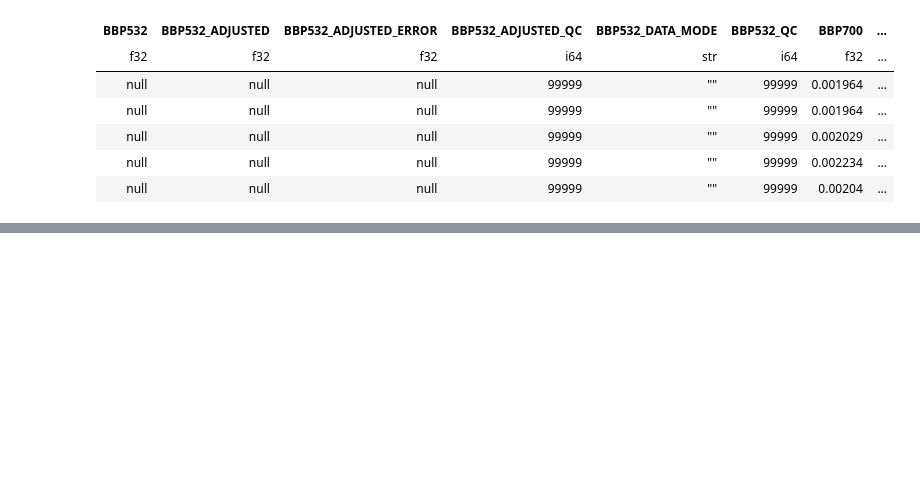
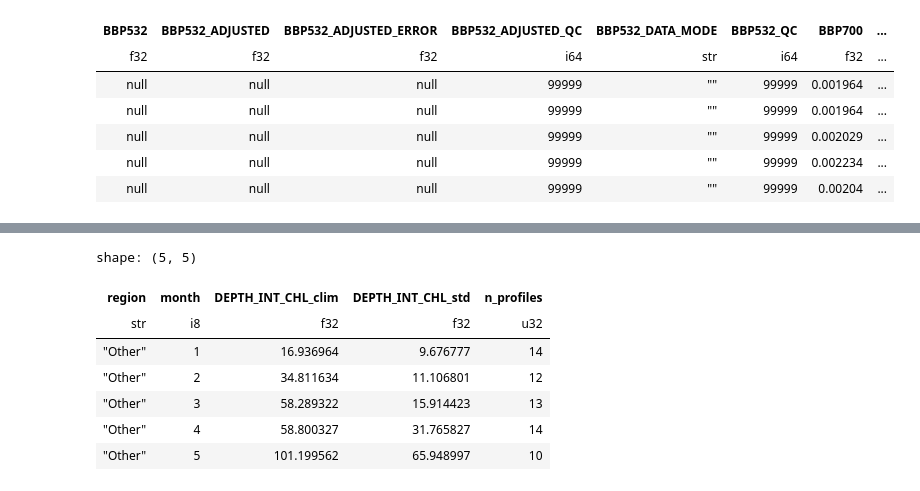
Before and after one commit to ROYVNZ/Mas, a Jupyter notebook: scripts/Argo_Physical_Analysis.ipynb, the cells around one changed output, grey strips where cells are left out. Saved outputs shown, nothing was run; the diff lists cells and outputs as text; code cells hidden in the pictures; blank space fills up the shorter version.

```diff
--- a/scripts/Argo_Physical_Analysis.ipynb
+++ b/scripts/Argo_Physical_Analysis.ipynb
@@ -1219,0 +1233,43 @@ integrated = (
+# %%
+# Keep one row per profile for climatology
+profiles = (
+    df
+    .select([
+        "PLATFORM_NUMBER",
+        "CYCLE_NUMBER",
+        "DEPTH_INT_CHL",
+        "TIME",        # adjust name if your time column is different
+        "LATITUDE",
+        "LONGITUDE",
+        "region"
+    ])
+    .unique(subset=["PLATFORM_NUMBER", "CYCLE_NUMBER"])
+    .filter(pl.col("DEPTH_INT_CHL").is_not_null())
+)
+
+# Adding month to each profile
+profiles = profiles.with_columns(
+    pl.col("TIME").dt.month().alias("month")   # 1–12
+)
+
+monthly_clim = (
+    profiles
+    .group_by(["region", "month"])
+    .agg([
+        pl.col("DEPTH_INT_CHL").mean().alias("DEPTH_INT_CHL_clim"),
+        pl.col("DEPTH_INT_CHL").std().alias("DEPTH_INT_CHL_std"),
+        pl.len().alias("n_profiles"),   # number of profiles contributing
+    ])
+    .sort(["region", "month"])
+)
+
+monthly_clim.head()
+# %% [output]
+shape: (5, 5)
+| region | month | DEPTH_INT_CHL_clim | DEPTH_INT_CHL_std | n_profiles |
+| str | i8 | f32 | f32 | u32 |
+| "Other" | 1 | 16.936964 | 9.676777 | 14 |
+| "Other" | 2 | 34.811634 | 11.106801 | 12 |
+| "Other" | 3 | 58.289322 | 15.914423 | 13 |
+| "Other" | 4 | 58.800327 | 31.765827 | 14 |
+| "Other" | 5 | 101.199562 | 65.948997 | 10 |
```
Also changed, not shown: parts of 5 cells of this notebook, 1 other file.
